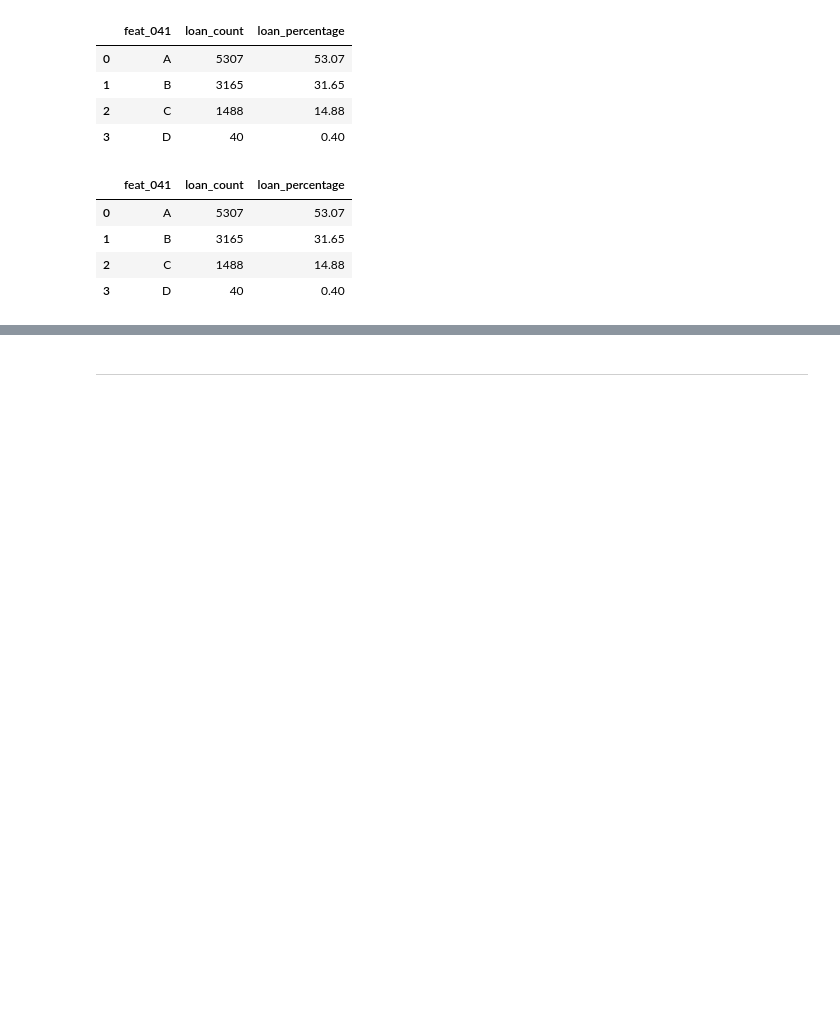
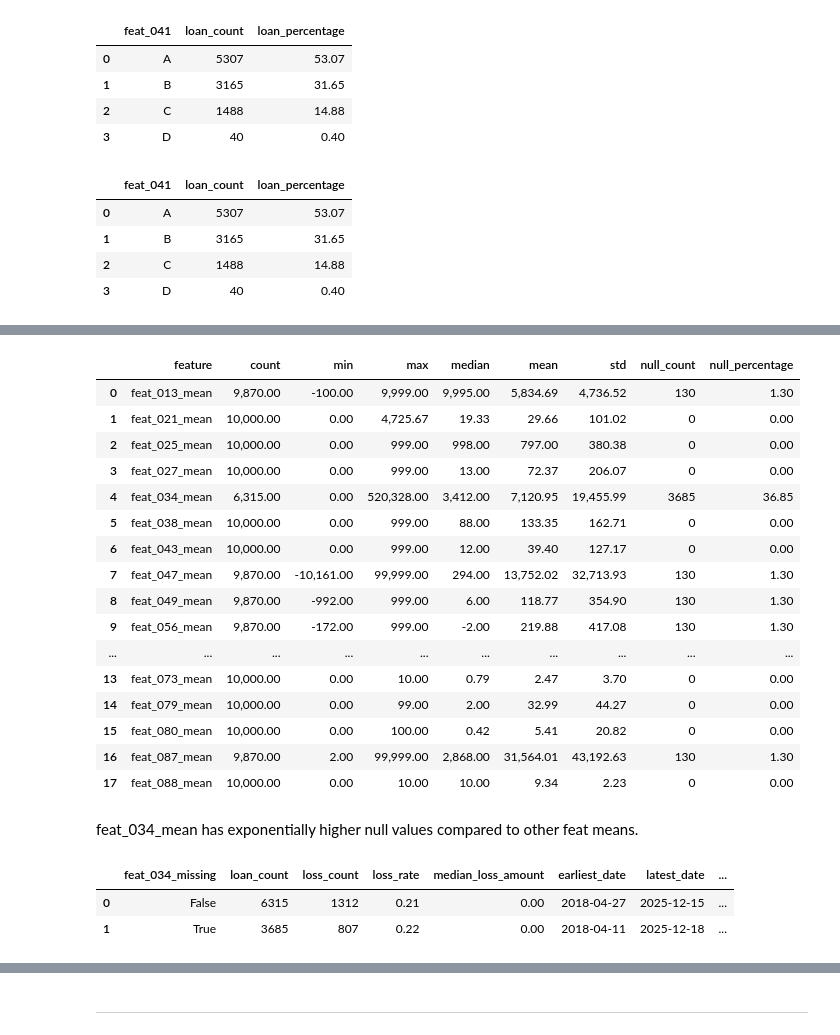
Before and after one commit to sunilramjali/credit_assessment, a Jupyter notebook: exploration/yhp_credit_exploration.ipynb, the cells around one changed output, grey strips where cells are left out. Cells and saved outputs as stored; diff of their text form; code cells hidden in the pictures; blank space fills up the shorter version.

```diff
--- a/exploration/yhp_credit_exploration.ipynb
+++ b/exploration/yhp_credit_exploration.ipynb
@@ -926,0 +1308,54 @@ analyse_feature_by_loss(loans, features, "feat_041", top_n=20, include_missing=F
+# %%
+display(summarise_feature_group(features,feature_groups,"mean"))
+# %% [output]
+|  | feature | count | min | max | median | mean | std | null_count | null_percentage |
+| 0 | feat_013_mean | 9,870.00 | -100.00 | 9,999.00 | 9,995.00 | 5,834.69 | 4,736.52 | 130 | 1.30 |
+| 1 | feat_021_mean | 10,000.00 | 0.00 | 4,725.67 | 19.33 | 29.66 | 101.02 | 0 | 0.00 |
+| 2 | feat_025_mean | 10,000.00 | 0.00 | 999.00 | 998.00 | 797.00 | 380.38 | 0 | 0.00 |
+| 3 | feat_027_mean | 10,000.00 | 0.00 | 999.00 | 13.00 | 72.37 | 206.07 | 0 | 0.00 |
+| 4 | feat_034_mean | 6,315.00 | 0.00 | 520,328.00 | 3,412.00 | 7,120.95 | 19,455.99 | 3685 | 36.85 |
+| 5 | feat_038_mean | 10,000.00 | 0.00 | 999.00 | 88.00 | 133.35 | 162.71 | 0 | 0.00 |
+| 6 | feat_043_mean | 10,000.00 | 0.00 | 999.00 | 12.00 | 39.40 | 127.17 | 0 | 0.00 |
+| 7 | feat_047_mean | 9,870.00 | -10,161.00 | 99,999.00 | 294.00 | 13,752.02 | 32,713.93 | 130 | 1.30 |
+| 8 | feat_049_mean | 9,870.00 | -992.00 | 999.00 | 6.00 | 118.77 | 354.90 | 130 | 1.30 |
+| 9 | feat_056_mean | 9,870.00 | -172.00 | 999.00 | -2.00 | 219.88 | 417.08 | 130 | 1.30 |
+| ... | ... | ... | ... | ... | ... | ... | ... | ... | ... |
+| 13 | feat_073_mean | 10,000.00 | 0.00 | 10.00 | 0.79 | 2.47 | 3.70 | 0 | 0.00 |
+| 14 | feat_079_mean | 10,000.00 | 0.00 | 99.00 | 2.00 | 32.99 | 44.27 | 0 | 0.00 |
+| 15 | feat_080_mean | 10,000.00 | 0.00 | 100.00 | 0.42 | 5.41 | 20.82 | 0 | 0.00 |
+| 16 | feat_087_mean | 9,870.00 | 2.00 | 99,999.00 | 2,868.00 | 31,564.01 | 43,192.63 | 130 | 1.30 |
+| 17 | feat_088_mean | 10,000.00 | 0.00 | 10.00 | 10.00 | 9.34 | 2.23 | 0 | 0.00 |
+# %% [markdown]
+feat_034_mean has exponentially higher null values compared to other feat means.
+# %%
+feat_034_missing_analysis = (
+    loans[["loan_id", "received_date", "is_loss", "loss_amount"]]
+    .merge(
+        features[["loan_id", "feat_034_mean"]],
+        on="loan_id",
+        how="left"
+    )
+    .assign(
+        feat_034_missing=lambda df: df["feat_034_mean"].isna()
+    )
+    .groupby("feat_034_missing")
+    .agg(
+        loan_count=("loan_id", "count"),
+        loss_count=("is_loss", "sum"),
+        loss_rate=("is_loss", "mean"),
+        median_loss_amount=("loss_amount", "median"),
+        earliest_date=("received_date", "min"),
+        latest_date=("received_date", "max")
+    )
+    .reset_index()
+)
+
+feat_034_missing_analysis["loss_rate_pct"] = (
+    feat_034_missing_analysis["loss_rate"] * 100
+)
+
+display(feat_034_missing_analysis.round(2))
+# %% [output]
+|  | feat_034_missing | loan_count | loss_count | loss_rate | median_loss_amount | earliest_date | latest_date | ... |
+| 0 | False | 6315 | 1312 | 0.21 | 0.00 | 2018-04-27 | 2025-12-15 | ... |
+| 1 | True | 3685 | 807 | 0.22 | 0.00 | 2018-04-11 | 2025-12-18 | ... |
```
Also changed, not shown: parts of 56 cells of this notebook, 6 other files.
